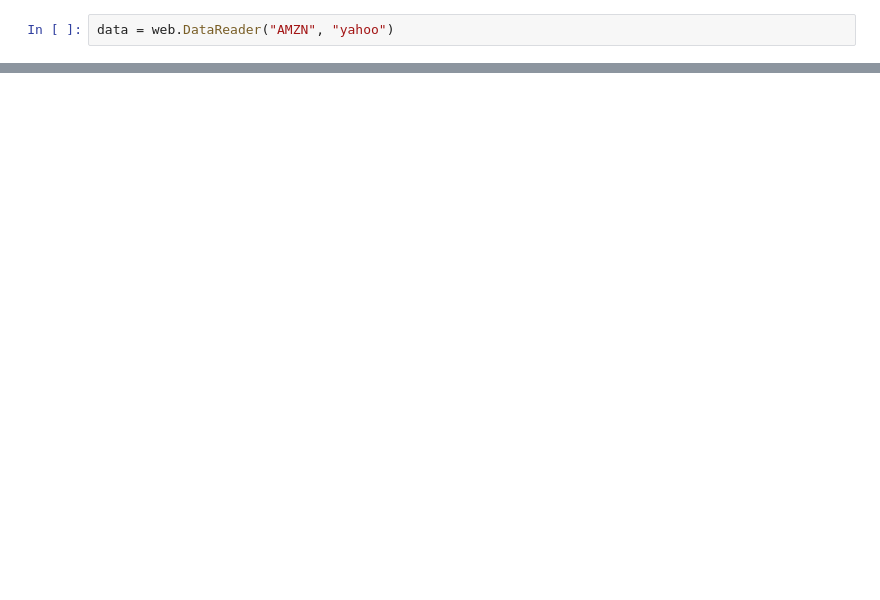
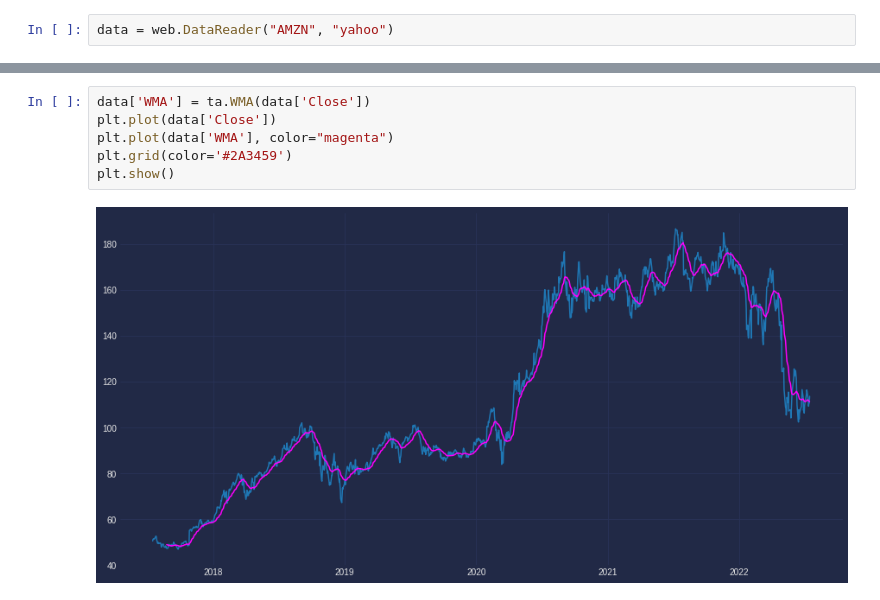
Before and after one commit to elias-valter/FAANG-technical-analysis, a Jupyter notebook: yupiter.ipynb, the cells around one changed output, grey strips where cells are left out. Drawn from its saved outputs; the diff is of its cells as text; blank space fills up the shorter version.

```diff
--- a/yupiter.ipynb
+++ b/yupiter.ipynb
@@ -28,0 +27,8 @@ plt.show()
+# %%
+data['WMA'] = ta.WMA(data['Close'])
+plt.plot(data['Close'])
+plt.plot(data['WMA'], color="magenta")
+plt.grid(color='#2A3459')
+plt.show()
+# %% [output]
+[figure, added]
```
Also changed, not shown: parts of 5 cells of this notebook, 1 other file.
